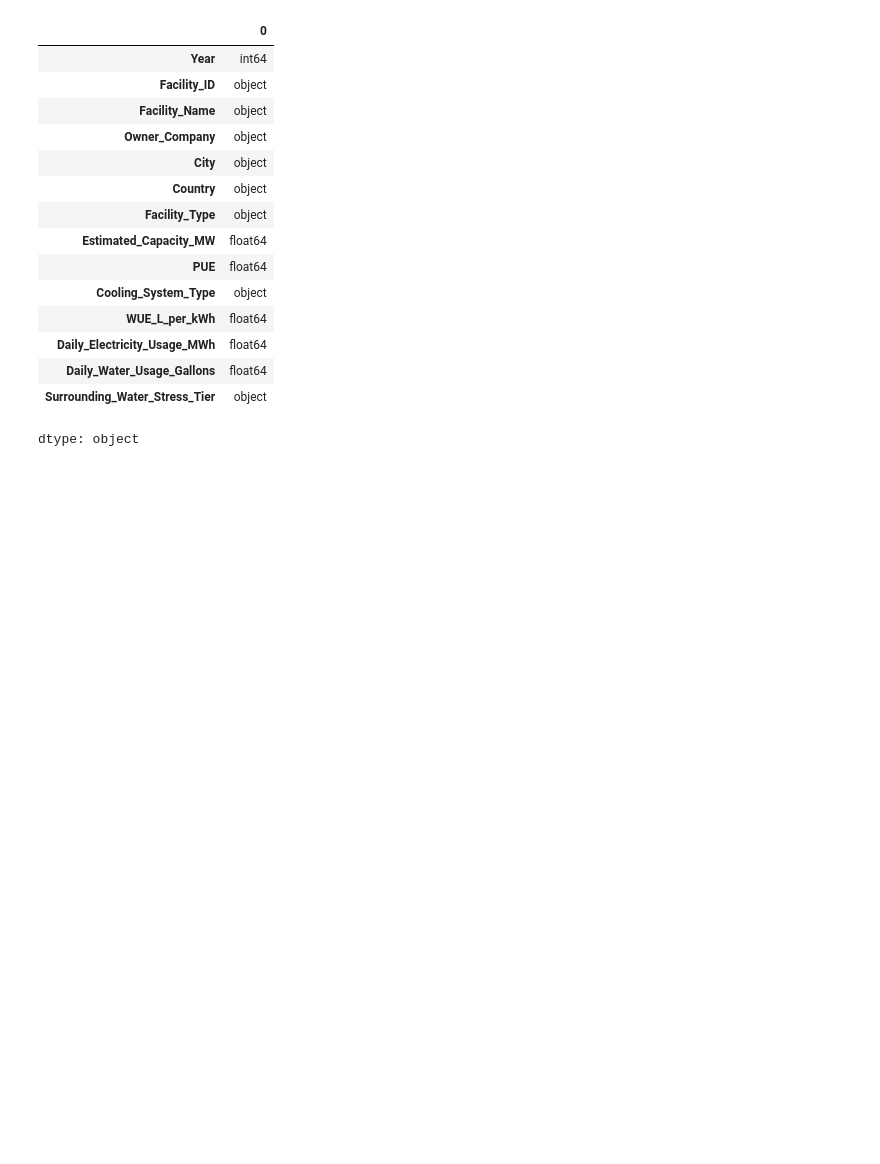
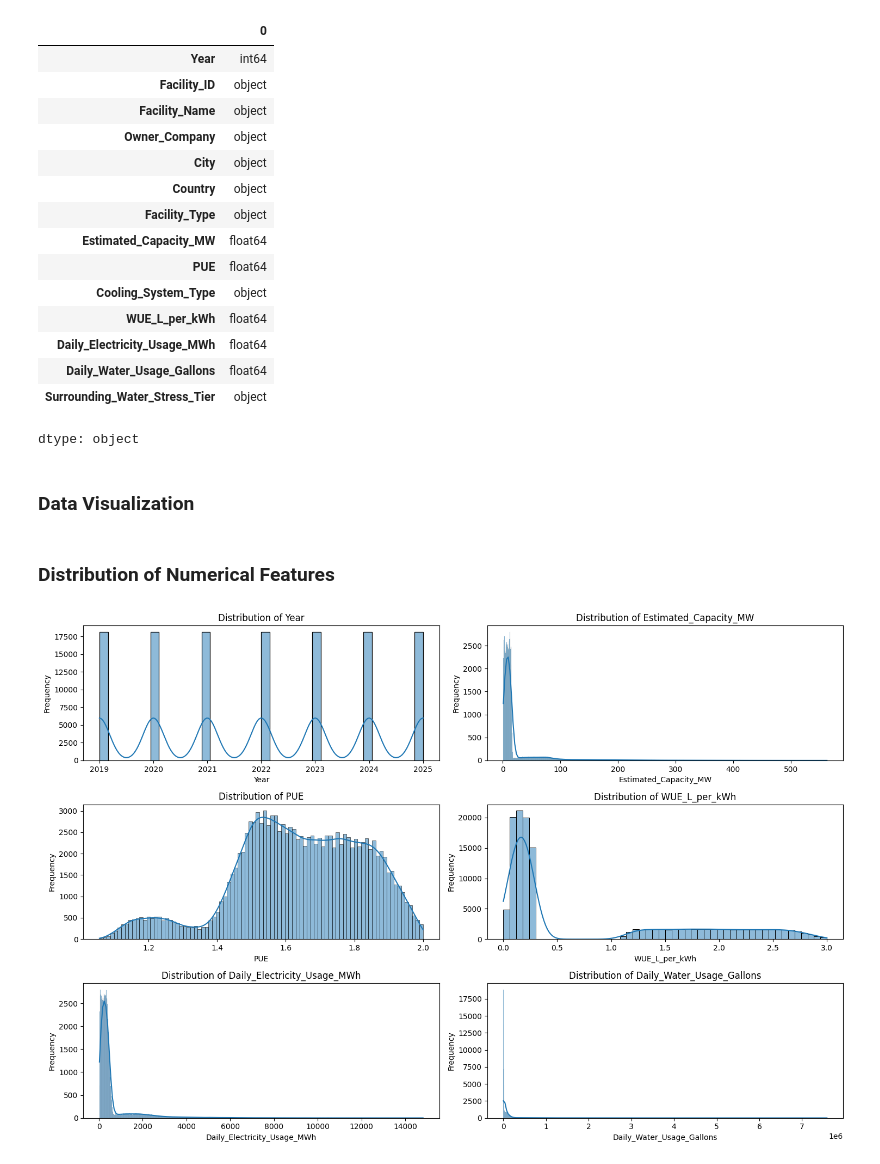
Before and after one commit to kxrrym03/Data-Center-AI-Water-Electricity-Usage, a Jupyter notebook: Water_Electricity_Usage_in_Data_Centers.ipynb, the cells around one changed output. Cells and saved outputs as stored; diff of their text form; code cells hidden in the pictures; blank space fills up the shorter version.

```diff
--- a/Water_Electricity_Usage_in_Data_Centers.ipynb
+++ b/Water_Electricity_Usage_in_Data_Centers.ipynb
@@ -111,3 +111,21 @@ df.dtypes
 | Daily_Water_Usage_Gallons | float64 |
 | Surrounding_Water_Stress_Tier | object |
 dtype: object
+# %% [markdown]
+### Data Visualization
+# %% [markdown]
+### Distribution of Numerical Features
+# %%
+numerical_cols = ['Year', 'Estimated_Capacity_MW', 'PUE', 'WUE_L_per_kWh', 'Daily_Electricity_Usage_MWh', 'Daily_Water_Usage_Gallons']
+
+plt.figure(figsize=(15, 10))
+for i, col in enumerate(numerical_cols):
+    plt.subplot(3, 2, i + 1)
+    sns.histplot(df[col], kde=True)
+    plt.title(f'Distribution of {col}')
+    plt.xlabel(col)
+    plt.ylabel('Frequency')
+plt.tight_layout()
+plt.show()
+# %% [output]
+[figure, added]
```
Also changed, not shown: parts of 13 cells of this notebook.
